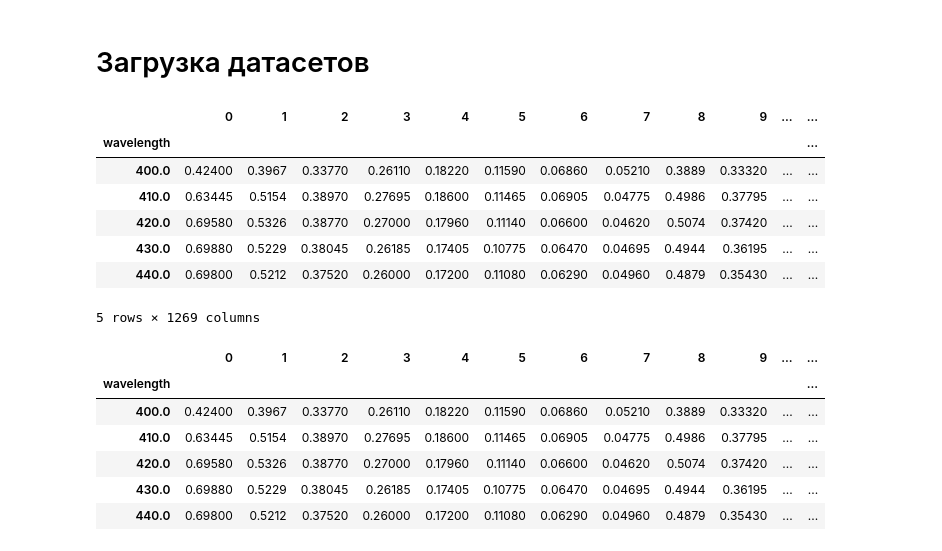
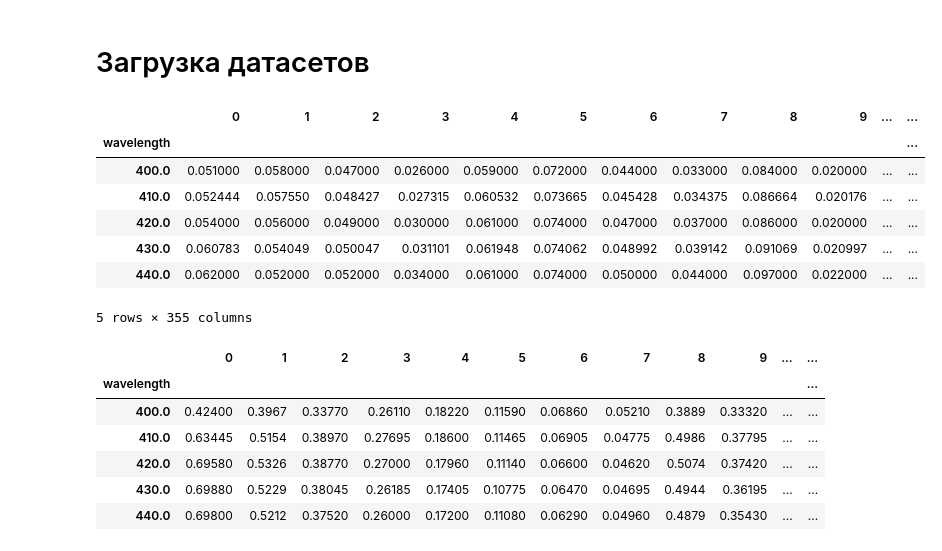
Before and after one commit to smiling-dino/hyperspectral-reconstruction, a Jupyter notebook: article_repeat.ipynb, the cells around one changed output. Cells and saved outputs as stored; diff of their text form; code cells hidden in the pictures.

```diff
--- a/article_repeat.ipynb
+++ b/article_repeat.ipynb
@@ -21,17 +24,17 @@ from scipy.optimize import minimize
 # %%
 krinov = pd.read_csv("data/krinov.csv")
 krinov.set_index('wavelength', inplace=True)
-krinov = munsell.loc[range(400, 710, 10)]
+krinov = krinov.loc[range(400, 710, 10)]
 krinov.head()
 # %% [output]
 |  | 0 | 1 | 2 | 3 | 4 | 5 | 6 | 7 | 8 | 9 | ... | ... |
 | wavelength |  |  |  |  |  |  |  |  |  |  |  | ... |
-| 400.0 | 0.42400 | 0.3967 | 0.33770 | 0.26110 | 0.18220 | 0.11590 | 0.06860 | 0.05210 | 0.3889 | 0.33320 | ... | ... |
-| 410.0 | 0.63445 | 0.5154 | 0.38970 | 0.27695 | 0.18600 | 0.11465 | 0.06905 | 0.04775 | 0.4986 | 0.37795 | ... | ... |
-| 420.0 | 0.69580 | 0.5326 | 0.38770 | 0.27000 | 0.17960 | 0.11140 | 0.06600 | 0.04620 | 0.5074 | 0.37420 | ... | ... |
-| 430.0 | 0.69880 | 0.5229 | 0.38045 | 0.26185 | 0.17405 | 0.10775 | 0.06470 | 0.04695 | 0.4944 | 0.36195 | ... | ... |
-| 440.0 | 0.69800 | 0.5212 | 0.37520 | 0.26000 | 0.17200 | 0.11080 | 0.06290 | 0.04960 | 0.4879 | 0.35430 | ... | ... |
+| 400.0 | 0.051000 | 0.058000 | 0.047000 | 0.026000 | 0.059000 | 0.072000 | 0.044000 | 0.033000 | 0.084000 | 0.020000 | ... | ... |
+| 410.0 | 0.052444 | 0.057550 | 0.048427 | 0.027315 | 0.060532 | 0.073665 | 0.045428 | 0.034375 | 0.086664 | 0.020176 | ... | ... |
+| 420.0 | 0.054000 | 0.056000 | 0.049000 | 0.030000 | 0.061000 | 0.074000 | 0.047000 | 0.037000 | 0.086000 | 0.020000 | ... | ... |
+| 430.0 | 0.060783 | 0.054049 | 0.050047 | 0.031101 | 0.061948 | 0.074062 | 0.048992 | 0.039142 | 0.091069 | 0.020997 | ... | ... |
+| 440.0 | 0.062000 | 0.052000 | 0.052000 | 0.034000 | 0.061000 | 0.074000 | 0.050000 | 0.044000 | 0.097000 | 0.022000 | ... | ... |
-5 rows × 1269 columns
+5 rows × 355 columns
 # %%
 munsell = pd.read_csv("data/munsell.csv")
 munsell.set_index('wavelength', inplace=True)
```
Also changed, not shown: parts of 18 cells of this notebook.
